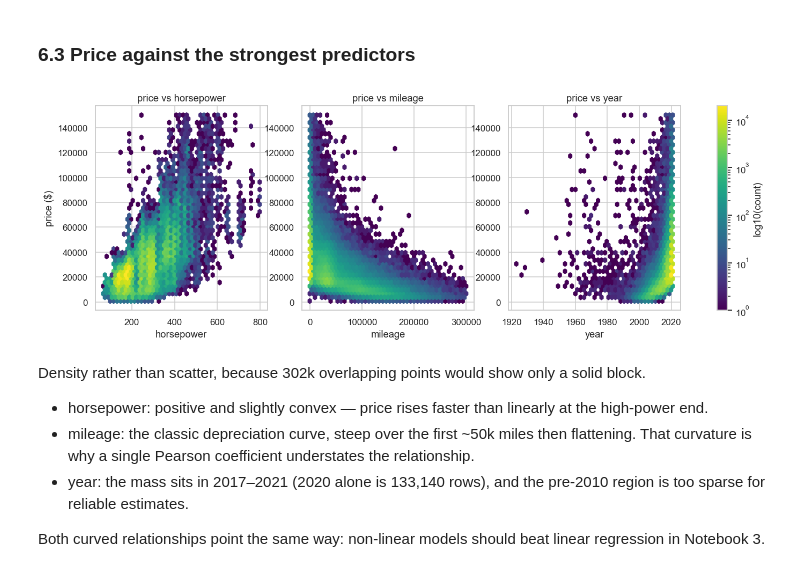
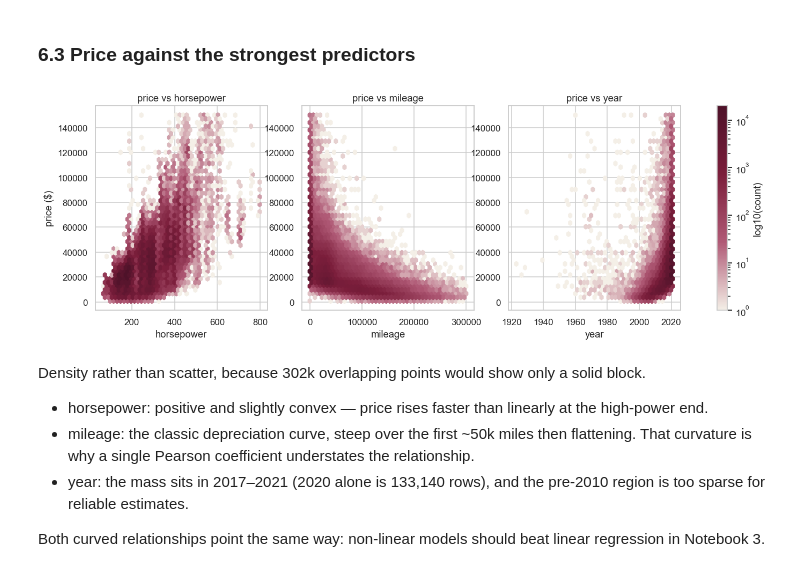
Before and after one commit to msds565-team4/MSDS565-CarSales-DataStars, a Jupyter notebook: notebooks/P1_CarSales-1_EDA_DataStars.ipynb, the cells around one changed output. Saved outputs shown, nothing was run; the diff lists cells and outputs as text; code cells hidden in the pictures.

```diff
--- a/notebooks/P1_CarSales-1_EDA_DataStars.ipynb
+++ b/notebooks/P1_CarSales-1_EDA_DataStars.ipynb
@@ -16,12 +16,29 @@ import numpy as np
 import pandas as pd
 import matplotlib.pyplot as plt
 import seaborn as sns
+from matplotlib.colors import LinearSegmentedColormap
+from matplotlib.patches import Patch
 from pathlib import Path
 
 pd.set_option("display.max_columns", 100)
 pd.set_option("display.width", 200)
 sns.set_theme(style="whitegrid")
 plt.rcParams["figure.dpi"] = 110
+
+# Meharry colour scheme: maroon primary, with gold, slate and cream as supporting tones.
+# Swap these hex values if the official style guide specifies different ones.
+MAROON       = "#7B1E3B"
+MAROON_DARK  = "#4E1229"
+MAROON_LIGHT = "#B05A76"
+GOLD         = "#C9A227"
+SLATE        = "#3F4A56"
+CREAM        = "#F4EFE7"
+
+# Sequential (low -> high) and diverging (negative -> 0 -> positive) maps built from those colours.
+MEHARRY_SEQ = LinearSegmentedColormap.from_list("meharry_seq",  [CREAM, MAROON_LIGHT, MAROON, MAROON_DARK])
+MEHARRY_DIV = LinearSegmentedColormap.from_list("meharry_div",  [SLATE, "#FFFFFF", MAROON])
+
+plt.rcParams["axes.prop_cycle"] = plt.cycler(color=[MAROON, SLATE, GOLD, MAROON_LIGHT])
 
 # The raw CSV lives in the shared class data folder, not in this repo (~1 GB, over GitHub's 100 MB
 # limit). Each team member points DATA_PATH at their own local copy.
@@ -300,7 +317,7 @@ fig, axes = plt.subplots(nrows, ncols, figsize=(16, 3 * nrows))
 axes = axes.ravel()
 
 for ax, c in zip(axes, num_cols):
-    ax.hist(df[c].dropna(), bins=50, color="steelblue")
+    ax.hist(df[c].dropna(), bins=50, color=MAROON)
     ax.set_title(c, fontsize=10)
     ax.tick_params(labelsize=8)
 for ax in axes[len(num_cols):]:      # hide unused panels
@@ -396,11 +413,11 @@ should be transformed.
 cat_card = df.select_dtypes("object").nunique().sort_values(ascending=False)
 
 fig, ax = plt.subplots(figsize=(10, 7))
-colors = ["firebrick" if v > 50 else "seagreen" for v in cat_card]
+colors = [MAROON if v > 50 else SLATE for v in cat_card]
 ax.barh(cat_card.index[::-1], cat_card.values[::-1], color=colors[::-1])
 ax.set_xscale("log")
 ax.set_xlabel("distinct values (log scale)")
-ax.set_title("Cardinality of object columns — red = high-cardinality (>50)")
+ax.set_title("Cardinality of object columns — maroon = high-cardinality (>50)")
 ax.tick_params(labelsize=8)
 fig.tight_layout()
 plt.show()
@@ -423,7 +440,7 @@ show = ["body_type", "fuel_type", "wheel_system", "transmission", "listing_color
 fig, axes = plt.subplots(2, 3, figsize=(16, 8))
 for ax, c in zip(axes.ravel(), show):
     vc = df[c].value_counts().head(10)
-    ax.barh(vc.index[::-1], vc.values[::-1], color="steelblue")
+    ax.barh(vc.index[::-1], vc.values[::-1], color=MAROON)
     ax.set_title(f"{c}  ({df[c].nunique()} distinct)", fontsize=10)
     ax.tick_params(labelsize=8)
 fig.suptitle("Top categories by listing count", fontsize=13)
@@ -515,17 +532,17 @@ member of each pair.
 # %%
 # Axis limits are for visualisation only — no rows are modified.
 plot_df = df[(df["mileage"] < 300_000) & (df["price"] < 150_000)]
 
 fig, axes = plt.subplots(1, 3, figsize=(16, 4.5))
 for i, (ax, c) in enumerate(zip(axes, ["horsepower", "mileage", "year"])):
-    hb = ax.hexbin(plot_df[c], plot_df["price"], gridsize=45, cmap="viridis", bins="log", mincnt=1)
+    hb = ax.hexbin(plot_df[c], plot_df["price"], gridsize=45, cmap=MEHARRY_SEQ, bins="log", mincnt=1)
     ax.set_xlabel(c)
     ax.set_ylabel("price ($)" if i == 0 else "")
     ax.set_title(f"price vs {c}")
 fig.colorbar(hb, ax=axes, label="log10(count)")
 plt.show()
 # %% [output]
-[figure, old version]
+[figure, new version]
 # %% [markdown]
 Density rather than scatter, because 302k overlapping points would show only a solid block.
 
```
Also changed, not shown: parts of 20 cells of this notebook.
